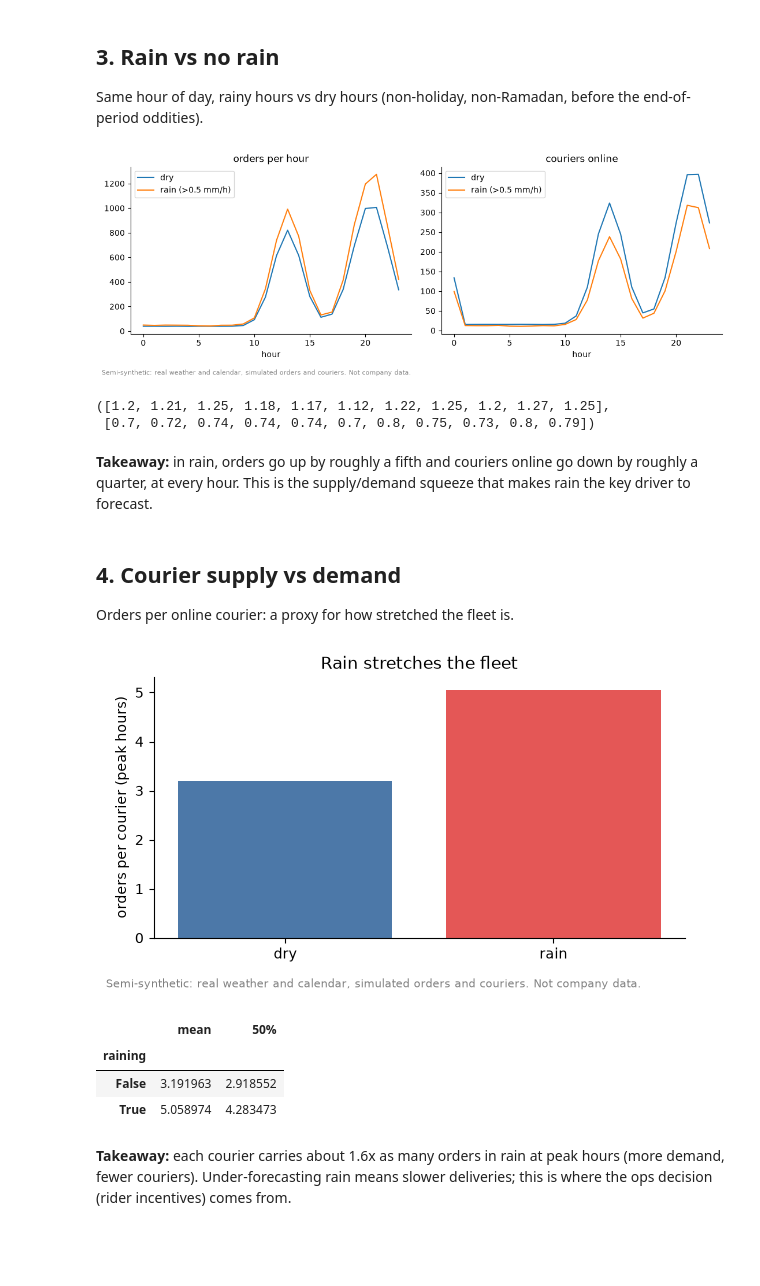
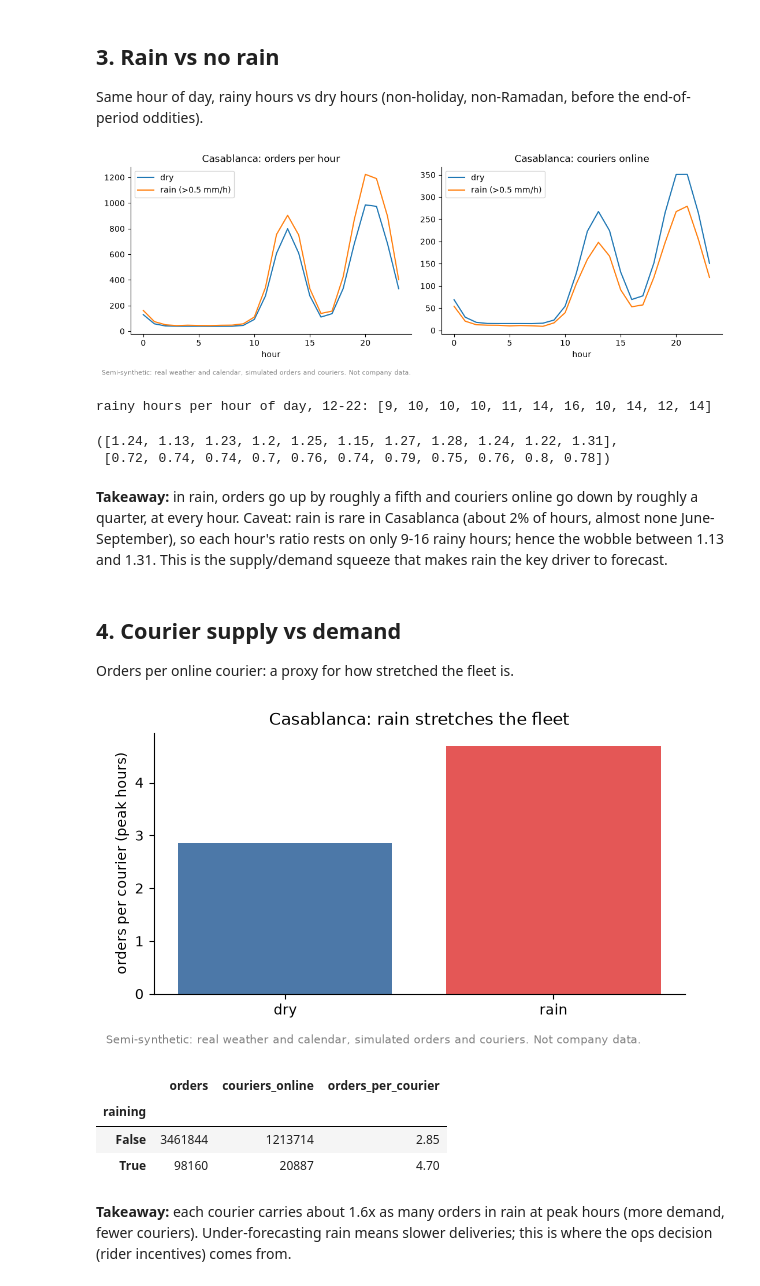
Before and after one commit to nicola-stoichkov/africa_demand_forecast, a Jupyter notebook: notebooks/01_eda.ipynb, the cells around one changed output. Cells and saved outputs as stored; diff of their text form; code cells hidden in the pictures; blank space fills up the shorter version.

```diff
--- a/notebooks/01_eda.ipynb
+++ b/notebooks/01_eda.ipynb
@@ -10,6 +10,8 @@ sys.path.insert(0, '../src')
 import pandas as pd
 import matplotlib.pyplot as plt
 from config import DATA_NOTE
+from simulate import RAIN_MM
+from calendar_features import check_time_index
 
 plt.rcParams.update({'figure.dpi': 100, 'axes.spines.top': False, 'axes.spines.right': False})
 
@@ -19,6 +21,6 @@ def label(fig):
 
 df = pd.read_parquet('../data/processed/demand_casablanca.parquet')
 df['date'] = df['timestamp'].dt.tz_localize(None).dt.normalize()
-df['raining'] = df['precipitation'] > 0.5
+df['raining'] = df['precipitation'] > RAIN_MM
 df.head()
 # %% [output]
@@ -74,35 +96,38 @@ Same hour of day, rainy hours vs dry hours (non-holiday, non-Ramadan, before the
 # %%
 base = df[(~df.is_ramadan) & (~df.is_holiday) & (df.timestamp < '2026-08-01')]
 g = base.groupby(['hour', 'raining'])[['orders', 'couriers_online']].mean().unstack()
 fig, axes = plt.subplots(1, 2, figsize=(11, 4))
 for ax, col, title in zip(axes, ['orders', 'couriers_online'], ['orders per hour', 'couriers online']):
-    ax.plot(g[col][False], label='dry'); ax.plot(g[col][True], label='rain (>0.5 mm/h)')
-    ax.set_title(title); ax.set_xlabel('hour'); ax.legend()
+    ax.plot(g[col][False], label='dry'); ax.plot(g[col][True], label=f'rain (>{RAIN_MM} mm/h)')
+    ax.set_title(f'Casablanca: {title}'); ax.set_xlabel('hour'); ax.legend()
 label(fig); plt.show()
+print('rainy hours per hour of day, 12-22:', base[base.raining].groupby('hour').size().loc[12:22].tolist())
 (g['orders'][True] / g['orders'][False]).loc[12:22].round(2).tolist(), (g['couriers_online'][True] / g['couriers_online'][False]).loc[12:22].round(2).tolist()
 # %% [output]
-[figure, old version]
+[figure, new version]
-([1.2, 1.21, 1.25, 1.18, 1.17, 1.12, 1.22, 1.25, 1.2, 1.27, 1.25],
- [0.7, 0.72, 0.74, 0.74, 0.74, 0.7, 0.8, 0.75, 0.73, 0.8, 0.79])
+rainy hours per hour of day, 12-22: [9, 10, 10, 10, 11, 14, 16, 10, 14, 12, 14]
+([1.24, 1.13, 1.23, 1.2, 1.25, 1.15, 1.27, 1.28, 1.24, 1.22, 1.31],
+ [0.72, 0.74, 0.74, 0.7, 0.76, 0.74, 0.79, 0.75, 0.76, 0.8, 0.78])
 # %% [markdown]
-**Takeaway:** in rain, orders go up by roughly a fifth and couriers online go down by roughly a quarter, at every hour. This is the supply/demand squeeze that makes rain the key driver to forecast.
+**Takeaway:** in rain, orders go up by roughly a fifth and couriers online go down by roughly a quarter, at every hour. Caveat: rain is rare in Casablanca (about 2% of hours, almost none June-September), so each hour's ratio rests on only 9-16 rainy hours; hence the wobble between 1.13 and 1.31. This is the supply/demand squeeze that makes rain the key driver to forecast.
 # %% [markdown]
 ## 4. Courier supply vs demand
 Orders per online courier: a proxy for how stretched the fleet is.
 # %%
-peak = df[df.hour.isin([12, 13, 14, 20, 21, 22]) & (df.couriers_online > 0)].copy()
-peak['orders_per_courier'] = peak['orders'] / peak['couriers_online']
-r = peak.groupby('raining')['orders_per_courier'].describe()[['mean', '50%']]
+peak = df[df.hour.isin([12, 13, 14, 20, 21, 22])]
+# ratio of sums (total orders / total couriers), not the mean of hourly ratios, which small denominators inflate
+r = peak.groupby('raining')[['orders', 'couriers_online']].sum()
+r['orders_per_courier'] = r['orders'] / r['couriers_online']
 fig, ax = plt.subplots(figsize=(6, 3.5))
-ax.bar(['dry', 'rain'], r['mean'], color=['#4c78a8', '#e45756'])
-ax.set_ylabel('orders per courier (peak hours)'); ax.set_title('Rain stretches the fleet'); label(fig)
-plt.show(); r
+ax.bar(['dry', 'rain'], r['orders_per_courier'], color=['#4c78a8', '#e45756'])
+ax.set_ylabel('orders per courier (peak hours)'); ax.set_title('Casablanca: rain stretches the fleet'); label(fig)
+plt.show(); r.round(2)
 # %% [output]
-[figure, old version]
+[figure, new version]
-|  | mean | 50% |
-| raining |  |  |
-| False | 3.191963 | 2.918552 |
-| True | 5.058974 | 4.283473 |
+|  | orders | couriers_online | orders_per_courier |
+| raining |  |  |  |
+| False | 3461844 | 1213714 | 2.85 |
+| True | 98160 | 20887 | 4.70 |
 # %% [markdown]
 **Takeaway:** each courier carries about 1.6x as many orders in rain at peak hours (more demand, fewer couriers). Under-forecasting rain means slower deliveries; this is where the ops decision (rider incentives) comes from.
 # %% [markdown]
```
Also changed, not shown: parts of 15 cells of this notebook, 10 other files.
